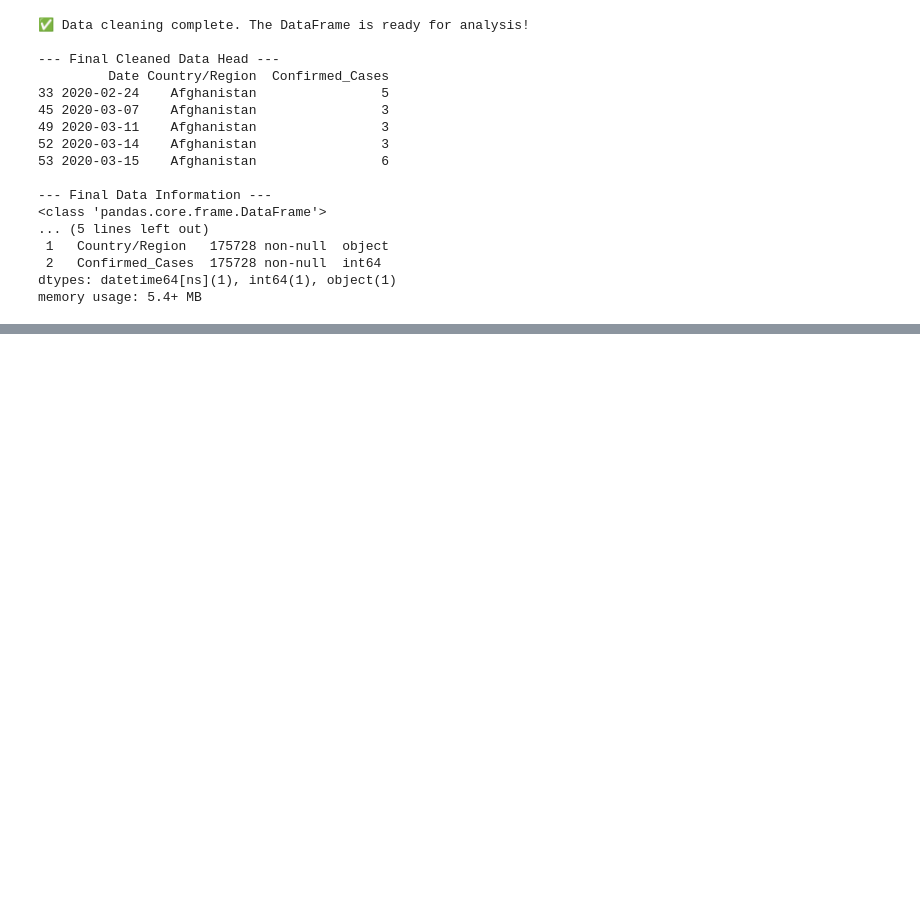
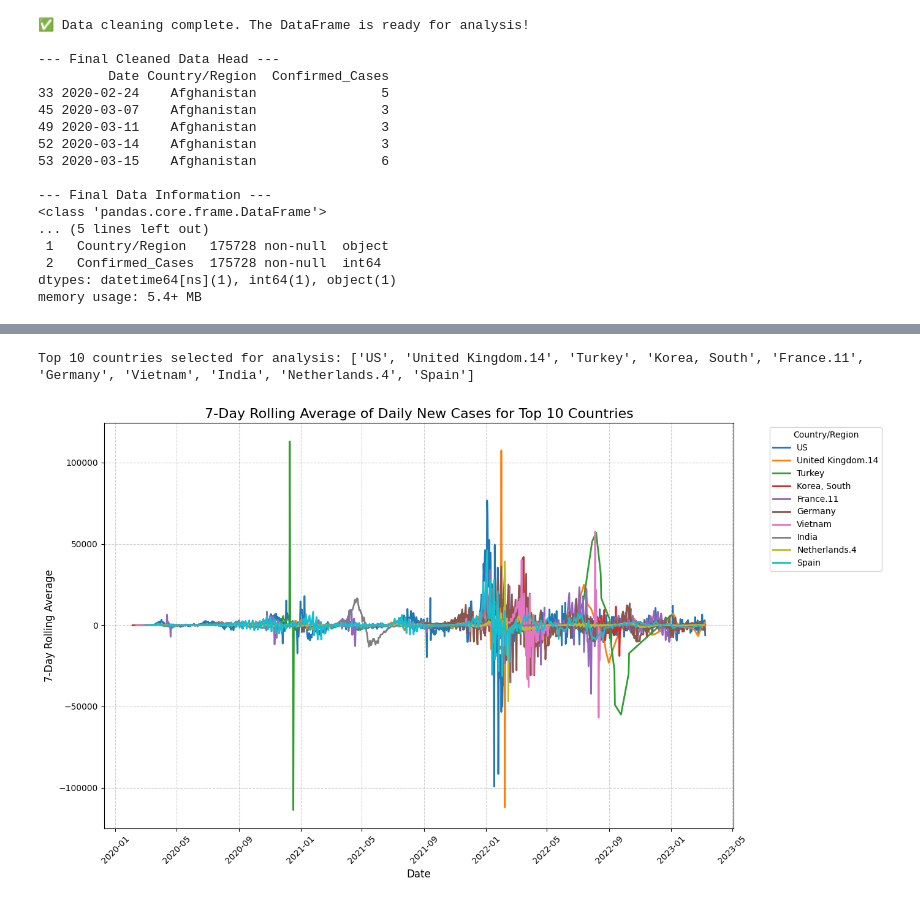
Before and after one commit to ridmi02/covid-data-dashboard, a Jupyter notebook: COVID_Analysis.ipynb, the cells around one changed output, grey strips where cells are left out. Cells and saved outputs as stored; diff of their text form; code cells hidden in the pictures; blank space fills up the shorter version.

```diff
--- a/COVID_Analysis.ipynb
+++ b/COVID_Analysis.ipynb
@@ -114,0 +180,61 @@ memory usage: 5.4+ MB
+# %%
+import matplotlib.pyplot as plt
+import numpy as np
+
+# ----------------------------------------------------------------------
+# 1. Identify Top 10 Countries by Total Cases
+# ----------------------------------------------------------------------
+# Find the maximum confirmed cases for each country (the final total)
+final_totals = df_long.groupby('Country/Region')['Confirmed_Cases'].max()
+
+# Get the names of the top 10 countries
+# Note: Some countries appear with suffixes (e.g., 'France.11') due to data structure.
+# We will use these exact names for filtering.
+top_countries = final_totals.nlargest(10).index.tolist()
+print(f"Top 10 countries selected for analysis: {top_countries}")
+
+# ----------------------------------------------------------------------
+# 2. Analyze Trends for Top Countries
+# ----------------------------------------------------------------------
+# Filter the original long DataFrame to only include the top countries
+df_top = df_long[df_long['Country/Region'].isin(top_countries)]
+
+# Group by Country AND Date, summing cases to handle any residual data quirks
+df_analysis = df_top.groupby(['Country/Region', 'Date'])['Confirmed_Cases'].sum().reset_index()
+
+# Sort the data, which is essential for .diff() and .rolling()
+df_analysis = df_analysis.sort_values(by=['Country/Region', 'Date'])
+
+# Calculate Daily New Cases and 7-Day Rolling Average for EACH Country
+# We use .groupby().transform() to apply the calculation within each country's data block
+df_analysis['Daily_New_Cases'] = df_analysis.groupby('Country/Region')['Confirmed_Cases'].diff().fillna(0).astype(int)
+df_analysis['Rolling_Avg_Cases'] = df_analysis.groupby('Country/Region')['Daily_New_Cases'].transform(
+    lambda x: x.rolling(window=7).mean()
+)
+
+# ----------------------------------------------------------------------
+# 3. Visualization for Top Countries
+# ----------------------------------------------------------------------
+plt.figure(figsize=(14, 8))
+
+# Loop through each of the top countries and plot its rolling average
+for country in top_countries:
+    subset = df_analysis[df_analysis['Country/Region'] == country]
+    # Filter out initial NaN rolling average values
+    subset = subset.dropna(subset=['Rolling_Avg_Cases'])
+    plt.plot(subset['Date'], subset['Rolling_Avg_Cases'], label=country, linewidth=2)
+
+plt.title('7-Day Rolling Average of Daily New Cases for Top 10 Countries', fontsize=16)
+plt.xlabel('Date', fontsize=12)
+plt.ylabel('7-Day Rolling Average', fontsize=12)
+# Move the legend outside the plot area for better visibility
+plt.legend(title='Country/Region', bbox_to_anchor=(1.05, 1), loc='upper left')
+plt.grid(True, linestyle='--', alpha=0.6)
+plt.xticks(rotation=45)
+plt.tight_layout()
+
+# Save the plot
+plt.savefig('top_10_country_rolling_avg.png')
+# %% [output]
+Top 10 countries selected for analysis: ['US', 'United Kingdom.14', 'Turkey', 'Korea, South', 'France.11', 'Germany', 'Vietnam', 'India', 'Netherlands.4', 'Spain']
+[figure, added]
```
Also changed, not shown: parts of 1 cell of this notebook, 1 other file.
